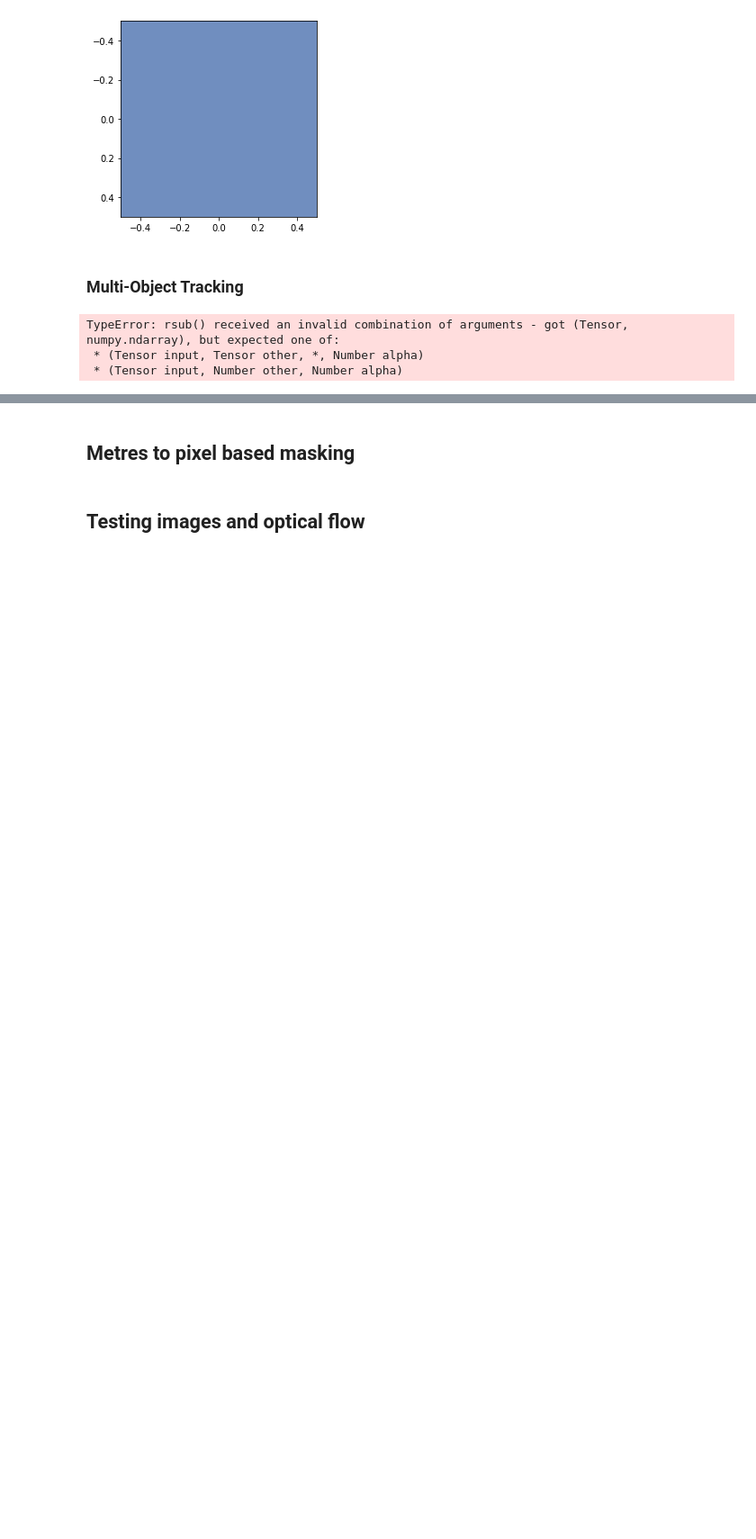
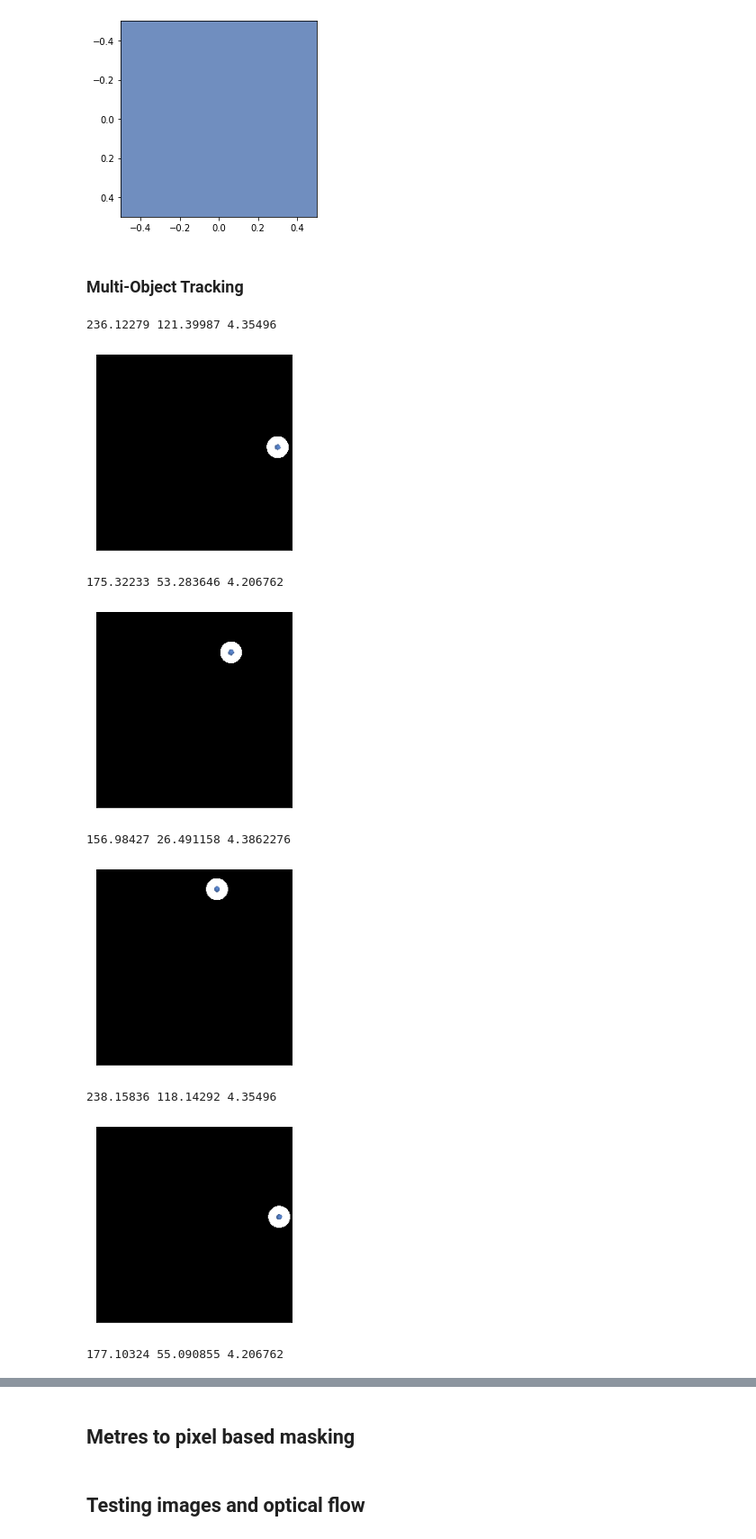
Before and after one commit to J0HNN7G/vda, a Jupyter notebook: experimental.ipynb, the cells around one changed output, grey strips where cells are left out. Shown at 90% size. Cells and saved outputs as stored; diff of their text form; code cells hidden in the pictures; blank space fills up the shorter version.

```diff
--- a/experimental.ipynb
+++ b/experimental.ipynb
@@ -62,25 +96,32 @@ tensor([0.4401, 0.5570, 0.7492])
 # %%
 # get an example
 output = iterator_train.next()
 output = output[0]['img_data'][0]
 
-p0= get_circular_poses(output[0])
+p0= get_circular_poses(output[0]).numpy()
 
 # Create some random colors
 color = np.random.randint(0, 255, (100, 3))
 
 for i in range(len(output)-1):
     opt_flow = farneback_optical_flow(output[i], output[i+1])
     p1 = []
     for keypoint in p0:
         x, y = keypoint[0], keypoint[1]
-        x += opt_flow[0,int(x), int(y)].numpy()
-        y += opt_flow[1,int(x), int(y)].numpy()
+        x += opt_flow[0,int(y), int(x)].numpy()
+        y += opt_flow[1,int(y), int(x)].numpy()
         p1.append([x, y, keypoint[2]])
-        show_imgs([tensor_img_px_circle_mask(output[i+1], x, y, keypoint[2])])
+        print(x,y,keypoint[2])
+        show_imgs([tensor_img_px_circle_mask(output[i+1], x, y, keypoint[2]+10)])
 
     p0 = p1
 # %% [output]
-TypeError: rsub() received an invalid combination of arguments - got (Tensor, numpy.ndarray), but expected one of:
- * (Tensor input, Tensor other, *, Number alpha)
- * (Tensor input, Number other, Number alpha)
+236.12279 121.39987 4.35496
+[figure, added]
+175.32233 53.283646 4.206762
+[figure, added]
+156.98427 26.491158 4.3862276
+[figure, added]
+238.15836 118.14292 4.35496
+[figure, added]
+177.10324 55.090855 4.206762
```
Also changed, not shown: parts of 13 cells of this notebook, 41 other files.
